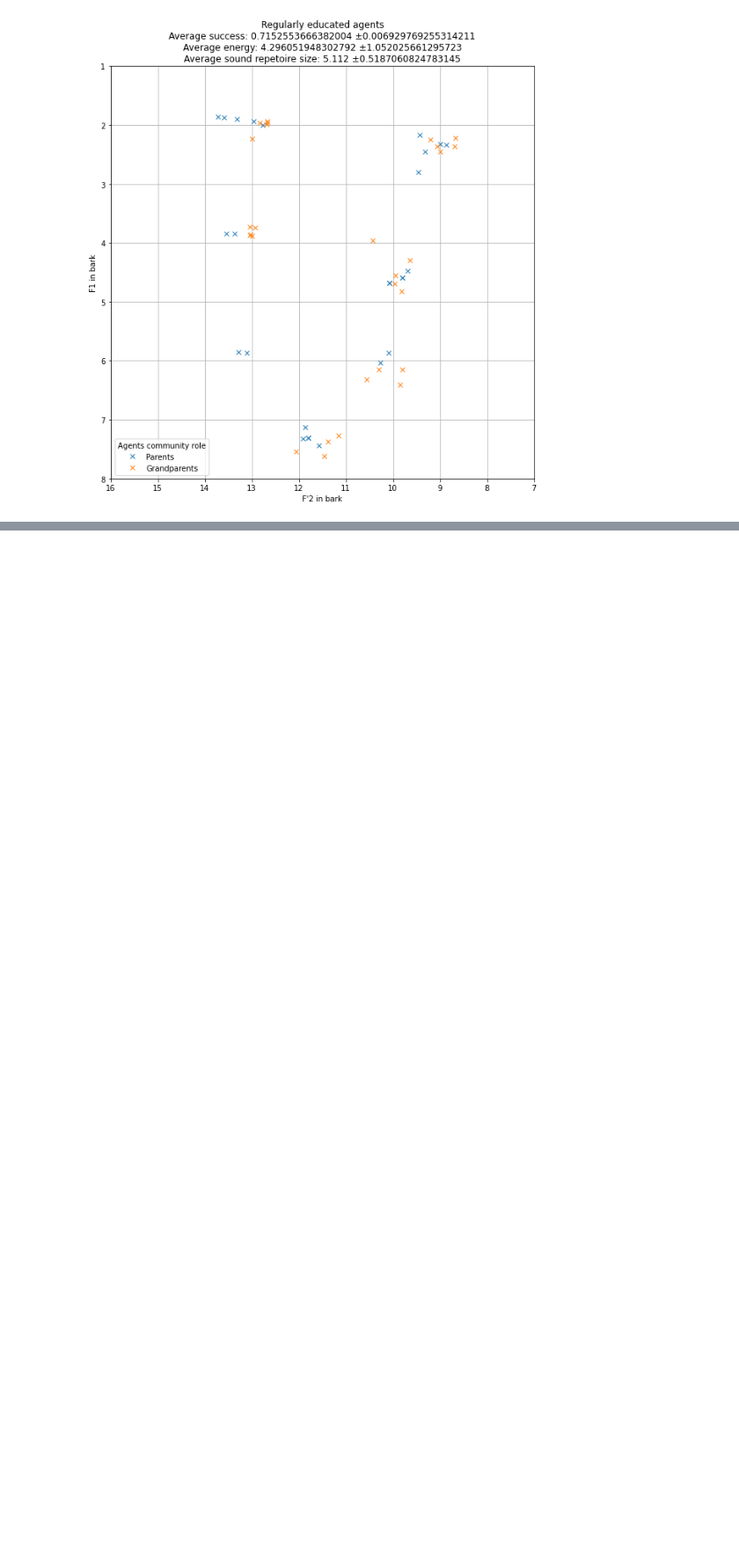
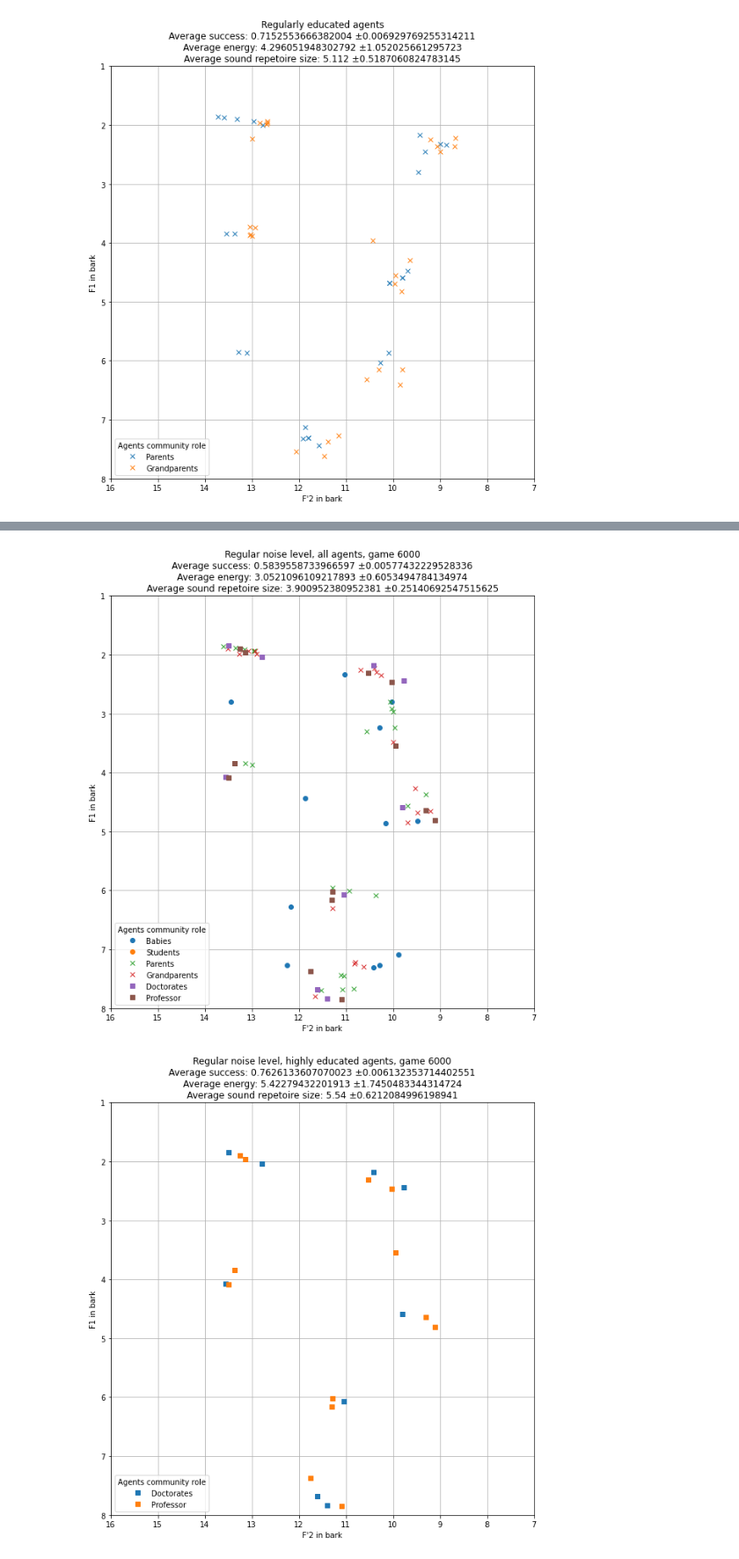
Before and after one commit to pikawika/VUB-EoS-project, a Jupyter notebook: code/notebooks/5_evaluating_small_communities.ipynb, the cells around one changed output, grey strips where cells are left out. Shown at 88% size. Cells and saved outputs as stored; diff of their text form; code cells hidden in the pictures; blank space fills up the shorter version.

Commit message:
Noise experiment performed

```diff
--- a/code/notebooks/5_evaluating_small_communities.ipynb
+++ b/code/notebooks/5_evaluating_small_communities.ipynb
@@ -520,0 +541,16 @@ del statistics;
+# %%
+if False: # Use previous results by default
+    # Get saved experiment result from file
+    with open("saved_variables/5/5-evaluation_of_emerged_vowel_system.pickle", 'rb') as f:
+        game_states = pickle.load(f);
+
+    # keep only the first 50 experiments
+    game_states = game_states[:50]
+
+    # Store these as the regular noise trial
+    with open("saved_variables/5/5-noise_regular.pickle", 'wb') as f:
+            pickle.dump(game_states, f);
+
+    # Delete unused variables
+    del f;
+    del game_states
@@ -520,0 +836,59 @@ del statistics;
+# %%
+noise_parameters = ["Regular noise level", "Doubled noise level", "Tripled noise level"];
+filenames = ["regular", "double" ,"triple"]
+statistics = CommunityStatistics(bark_operator= BarkOperator());
+
+for i in range(len(noise_parameters)):
+    # Get saved experiment result from file
+    with open(f"saved_variables/5/5-noise_{filenames[i]}.pickle", 'rb') as f:
+        results = pickle.load(f);
+
+    # Extract highly educated and regularly educated agents from all agents
+    results_high = statistics.extract_agents_with_type_from_community_game_states(results, [CommunityRole.DOCTORATE, CommunityRole.PROFESSOR]);
+    results_regular = statistics.extract_agents_with_type_from_community_game_states(results, [CommunityRole.PARENT, CommunityRole.GRANDPARENT]);
+
+    # Get success, vowel size and energy mean + std for all
+    [avg_success, std_success] = statistics.average_agent_success_ratio(results);
+    [avg_sound_size, std_sound_size] = statistics.average_agent_sound_size(results);
+    [avg_energy, std_energy] = statistics.average_agent_energy(results);
+
+    # Plot Game state with statistics title
+    sample = 34;
+    results[sample].plot(f"{noise_parameters[i]}, all agents, game {results[sample].iteration}\nAverage success: {avg_success} ±{std_success}\nAverage energy: {avg_energy} ±{std_energy}\nAverage sound repetoire size: {avg_sound_size} ±{std_sound_size}");
+
+    # Get success, vowel size and energy mean + std for highly educated
+    [avg_success, std_success] = statistics.average_agent_success_ratio(results_high);
+    [avg_sound_size, std_sound_size] = statistics.average_agent_sound_size(results_high);
+    [avg_energy, std_energy] = statistics.average_agent_energy(results_high);
+
+    # Plot Game state with statistics title
+    results[sample].plot_highly_schooled(f"{noise_parameters[i]}, highly educated agents, game {results_high[sample].iteration}\nAverage success: {avg_success} ±{std_success}\nAverage energy: {avg_energy} ±{std_energy}\nAverage sound repetoire size: {avg_sound_size} ±{std_sound_size}");
+
+    # Get success, vowel size and energy mean + std for highly educated
+    [avg_success, std_success] = statistics.average_agent_success_ratio(results_regular);
+    [avg_sound_size, std_sound_size] = statistics.average_agent_sound_size(results_regular);
+    [avg_energy, std_energy] = statistics.average_agent_energy(results_regular);
+
+    # Plot Game state with statistics title
+    results[sample].plot_regular_schooled(f"{noise_parameters[i]}, highly educated agents, game {results_regular[sample].iteration}\nAverage success: {avg_success} ±{std_success}\nAverage energy: {avg_energy} ±{std_energy}\nAverage sound repetoire size: {avg_sound_size} ±{std_sound_size}");
+
+
+# Remove unused variables
+del f;
+del i;
+del filenames;
+del noise_parameters;
+del results;
+del results_high;
+del results_regular;
+del avg_energy;
+del avg_sound_size;
+del avg_success;
+del sample;
+del statistics;
+del std_energy;
+del std_sound_size;
+del std_success;
+# %% [output]
+[figure, added]
+[figure, added]
```
Also changed, not shown: parts of 12 cells of this notebook, 3 other files.
